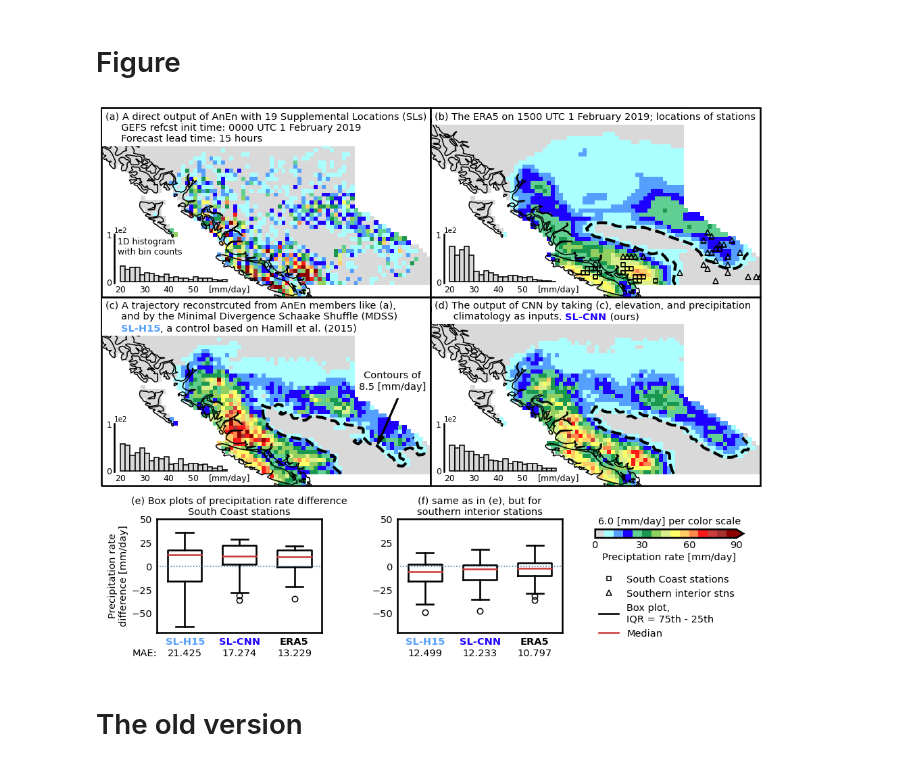
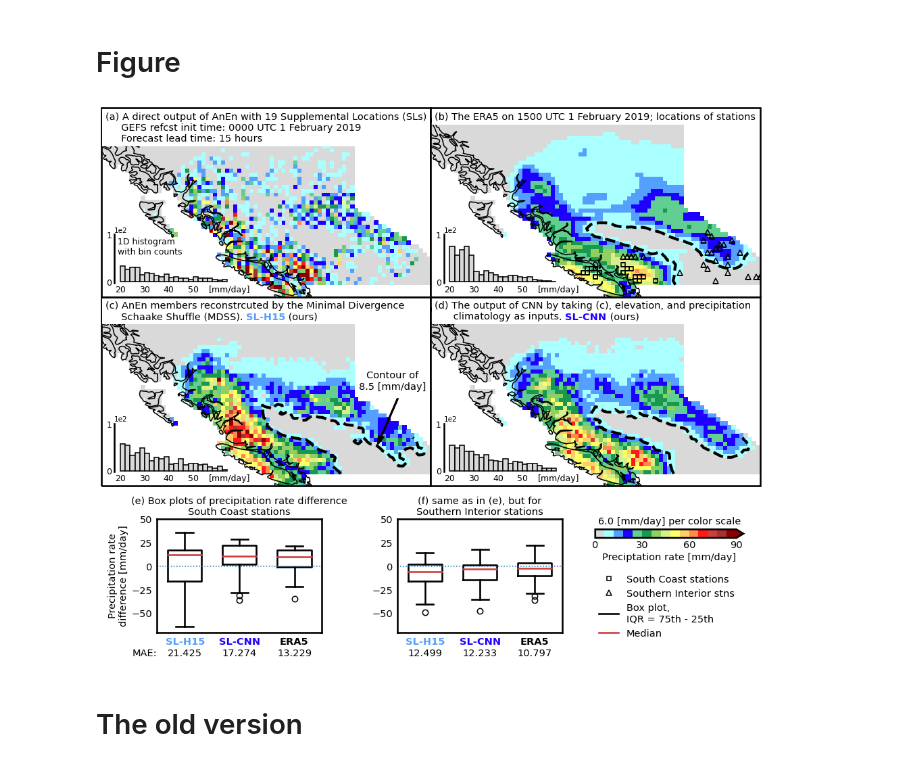
Before and after one commit to yingkaisha/rainbow, a Jupyter notebook: publish/PLOT_AnEn_example_output.ipynb, the cells around one changed output. Drawn from its saved outputs; the diff is of its cells as text; code cells hidden in the pictures.

Commit message:
update figure text.

```diff
--- a/publish/PLOT_AnEn_example_output.ipynb
+++ b/publish/PLOT_AnEn_example_output.ipynb
@@ -203,8 +203,7 @@ titles = [
     '\n     GEFS refcst init time: 0000 UTC 1 February 2019'+
     '\n     Forecast lead time: 15 hours',
     '(b) The ERA5 on 1500 UTC 1 February 2019; locations of stations',
-    '(c) A trajectory reconstrcuted from AnEn members like (a),'+
-    '\n     and by the Minimal Divergence Schaake Shuffle (MDSS)\n',
+    '(c) AnEn members reconstrcuted by the Minimal Divergence\n     Schaake Shuffle (MDSS).',
     '(d) The output of CNN by taking (c), elevation, and precipitation'+
     '\n      climatology as inputs']
 
@@ -220,9 +219,12 @@ for n, ax in enumerate(AX):
     handle_text_title.append(ax.text(xw, yw[n], titles[n], ha='left', va='top',
                                      fontsize=14, transform=ax.transAxes, zorder=3))
 handle_subtext = []
-handle_subtext += gu.string_partial_format(fig, ax3, 0.0125, 0.8575, 'left', 'top',
-                                           ['     ', 'SL-H15', ', a control based on Hamill et al. (2015)'],
-                                           ['k', cyan, 'k'], [14,]*3,  ['normal', 'bold', 'normal'])
+handle_subtext += gu.string_partial_format(fig, ax3, 0.44, 0.9185, 'left', 'top',
+                                           ['SL-H15', ' (ours)'], [cyan, 'k'], [14,]*2,  ['bold', 'normal'])
+
+# handle_subtext += gu.string_partial_format(fig, ax3, 0.0125, 0.8575, 'left', 'top',
+#                                            ['     ', 'SL-H15', ', a control based on Hamill et al. (2015)'],
+#                                            ['k', cyan, 'k'], [14,]*3,  ['normal', 'bold', 'normal'])
 handle_subtext += gu.string_partial_format(fig, ax4, 0.39, 0.9185, 'left', 'top',
                                            ['. ', 'SL-CNN', ' (ours)'],
                                            ['k', blue, 'k'], [14,]*3,  ['normal', 'bold', 'normal'])
@@ -258,7 +260,7 @@ for ax in [ax_box1, ax_box2]:
 
 ax_box1.set_ylabel('Precipitation rate\ndifference [mm/day]', fontsize=14)
 ax_box1.set_title('(e) Box plots of precipitation rate difference\nSouth Coast stations', fontsize=14)
-ax_box2.set_title('(f) same as in (e), but for\nsouthern interior stations', fontsize=14)
+ax_box2.set_title('(f) same as in (e), but for\nSouthern Interior stations', fontsize=14)
 
 ax_box1.text(-0.15, -0.2245, 'MAE:', ha='left', va='bottom', fontsize=14, transform=ax_box1.transAxes)
 
@@ -310,7 +312,7 @@ ax3.contour(bc_lon[:22, 62:], bc_lat[:22, 62:], DATA['sl'][:22, 62:], levels=[8.
 ax4.contour(bc_lon[:22, 62:], bc_lat[:22, 62:], DATA['cnn'][:22, 62:], levels=[8.5,],
             colors=('k',), linewidths=(4,), linestyles=('--',))
 
-ax3.text(0.885, 0.5, 'Contours of\n8.5 [mm/day]', fontsize=14, ha='center', va='bottom', transform=ax3.transAxes)
+ax3.text(0.885, 0.5, 'Contour of\n8.5 [mm/day]', fontsize=14, ha='center', va='bottom', transform=ax3.transAxes)
 ax3.arrow(0.9, 0.46, -0.05, -0.2, head_width=0.015, head_length=0.04,
          linewidth=2.5, fc='k', ec='k', transform=ax3.transAxes)
 
@@ -341,35 +343,35 @@ cax = inset_axes(ax_base, height='50%', width='100%', borderpad=0, loc=2)
 CBar = plt.colorbar(CS, orientation='horizontal', ticks=[0, 30, 60, 90], extend='max', cax=cax)
 CBar.ax.tick_params(axis='x', labelsize=14, direction='in', length=0)
 CBar.set_label('Preciptation rate [mm/day]', fontsize=14)
 CBar.outline.set_linewidth(2.5)
 
 ax_w2 = fig.add_axes([0.775-padx, 0.244+0.03-pady, 0.225, 0.0225])
 ax_w2.set_axis_off()
 ax_w2.text(0.5, 1, '6.0 [mm/day] per color scale', fontsize=14,
            ha='center', va='top', transform=ax_w2.transAxes);
 
 ax_lg = fig.add_axes([0.75-padx, 0.075-pady, 0.25, 0.135])
 ax_lg.set_axis_off()
 LG = ax_lg.legend([handle_sw[0], handle_si[0],
                    handle_boxp["boxes"][0], handle_boxp["medians"][0]],
                   ["South Coast stations",
-                   'Southern interior stns',
+                   'Southern Interior stns',
                    'Box plot,\nIQR = 75th - 25th',
                    'Median'], bbox_to_anchor=(1, 1), ncol=1, prop={'size':14})
 
 LG.get_frame().set_facecolor('white')
 LG.get_frame().set_edgecolor('k')
 LG.get_frame().set_linewidth(0)
 
 ax_w1 = fig.add_axes([0.025, 2/3+0.075, 0.1, 0.03])
 ax_w1.set_axis_off()
 ax_w1.text(0, 1, '1D histogram\nwith bin counts', fontsize=12, ha='left', va='top', transform=ax_w1.transAxes);
 
 if need_publish:
     # Save figure
     fig.savefig(fig_dir+'AnEn_example.png', format='png', **fig_keys)
 # %% [output]
-[figure, old version]
+[figure, new version]
 # %% [markdown]
 # The old version
 # %%
```
